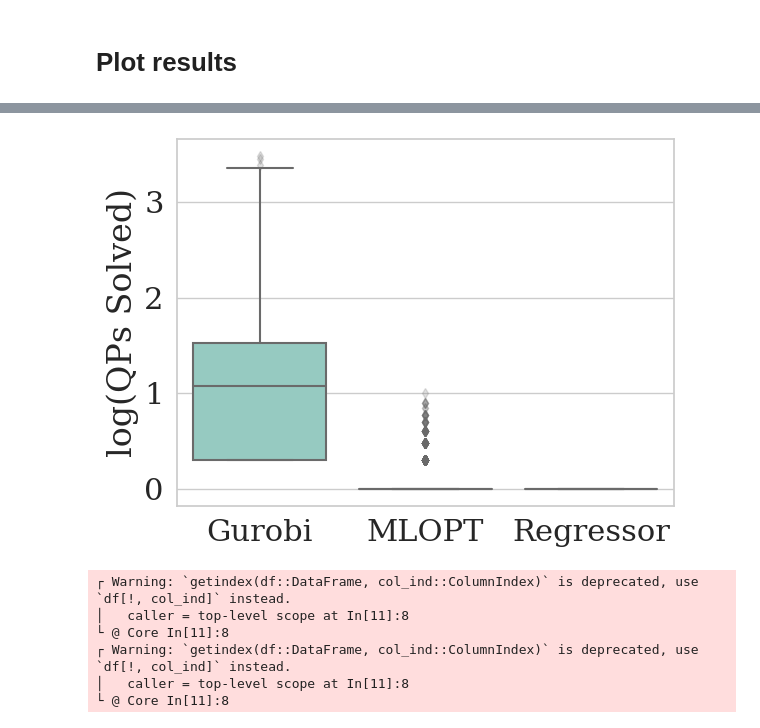
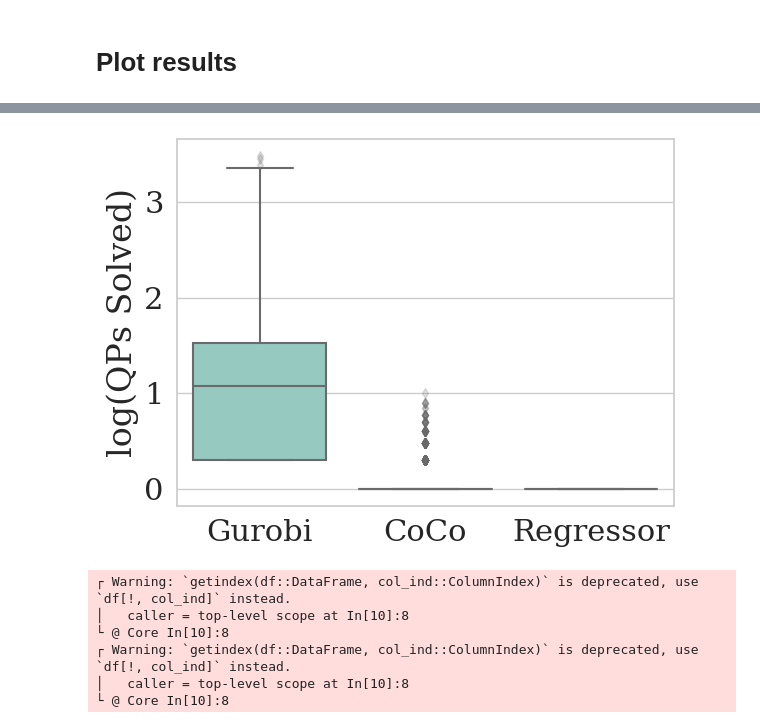
Before and after one commit to StanfordASL/CoCo, a Jupyter notebook: cartpole.ipynb, the cells around one changed output, grey strips where cells are left out. Saved outputs shown, nothing was run; the diff lists cells and outputs as text; code cells hidden in the pictures.

```diff
--- a/cartpole.ipynb
+++ b/cartpole.ipynb
@@ -351,26 +351,26 @@ figure.savefig(string("plots/",system,"_percent_success.pdf"))
 # %%
 QP_results = DataFrame()
 QP_results.Policy = vcat(fill("Gurobi", length(num_solves_IP)),
-                        fill("MLOPT", length(num_solves_classifier)),
+                        fill("CoCo", length(num_solves_classifier)),
                         fill("Regressor", length(num_solves_regressor)))
 QP_results.Solves = vcat(log10.(num_solves_IP.+1), log10.(num_solves_classifier), log10.(num_solves_regressor))
 
 flierprops = Dict("alpha"=>0.2)
 ax2 = sns.boxplot(x=QP_results[:Policy], y=QP_results[:Solves], palette="Set3", flierprops=flierprops)
 ax2.set(xlabel="", ylabel="log(QPs Solved)")
 # PyPlot.gcf().subplots_adjust(left=0.15)
 PyPlot.tight_layout()
 
 figure = ax2.get_figure()
 figure.savefig(string("plots/",system,"_solved.pdf"));
 # %% [output]
-[figure, old version]
+[figure, new version]
 ┌ Warning: `getindex(df::DataFrame, col_ind::ColumnIndex)` is deprecated, use `df[!, col_ind]` instead.
-│   caller = top-level scope at In[11]:8
-└ @ Core In[11]:8
+│   caller = top-level scope at In[10]:8
+└ @ Core In[10]:8
 ┌ Warning: `getindex(df::DataFrame, col_ind::ColumnIndex)` is deprecated, use `df[!, col_ind]` instead.
-│   caller = top-level scope at In[11]:8
-└ @ Core In[11]:8
+│   caller = top-level scope at In[10]:8
+└ @ Core In[10]:8
 # %%
 QP_results = DataFrame()
 QP_results.Policy = vcat(fill("Gurobi", length(solve_times_IP)),
```
Also changed, not shown: parts of 3 cells of this notebook, 2 other files.
